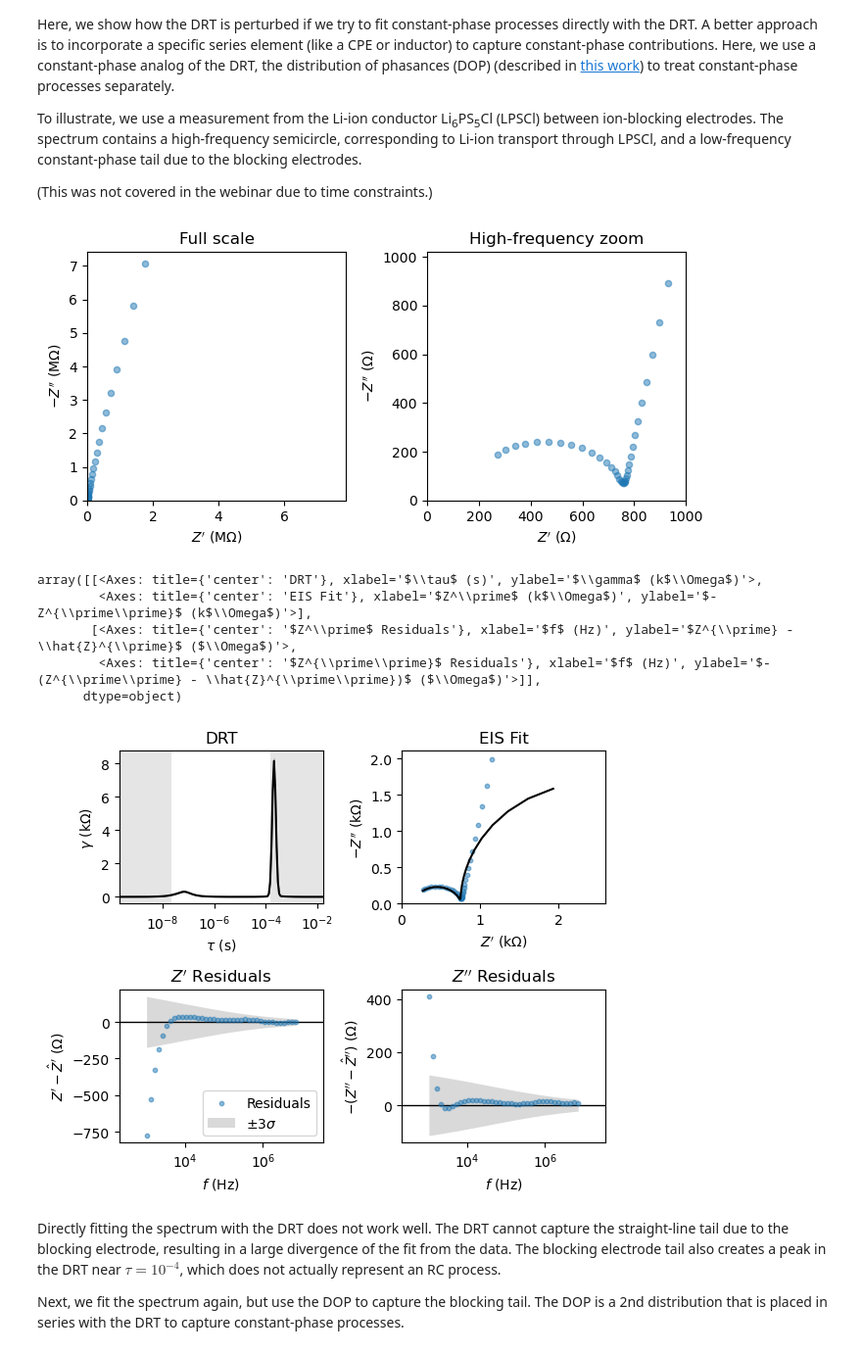
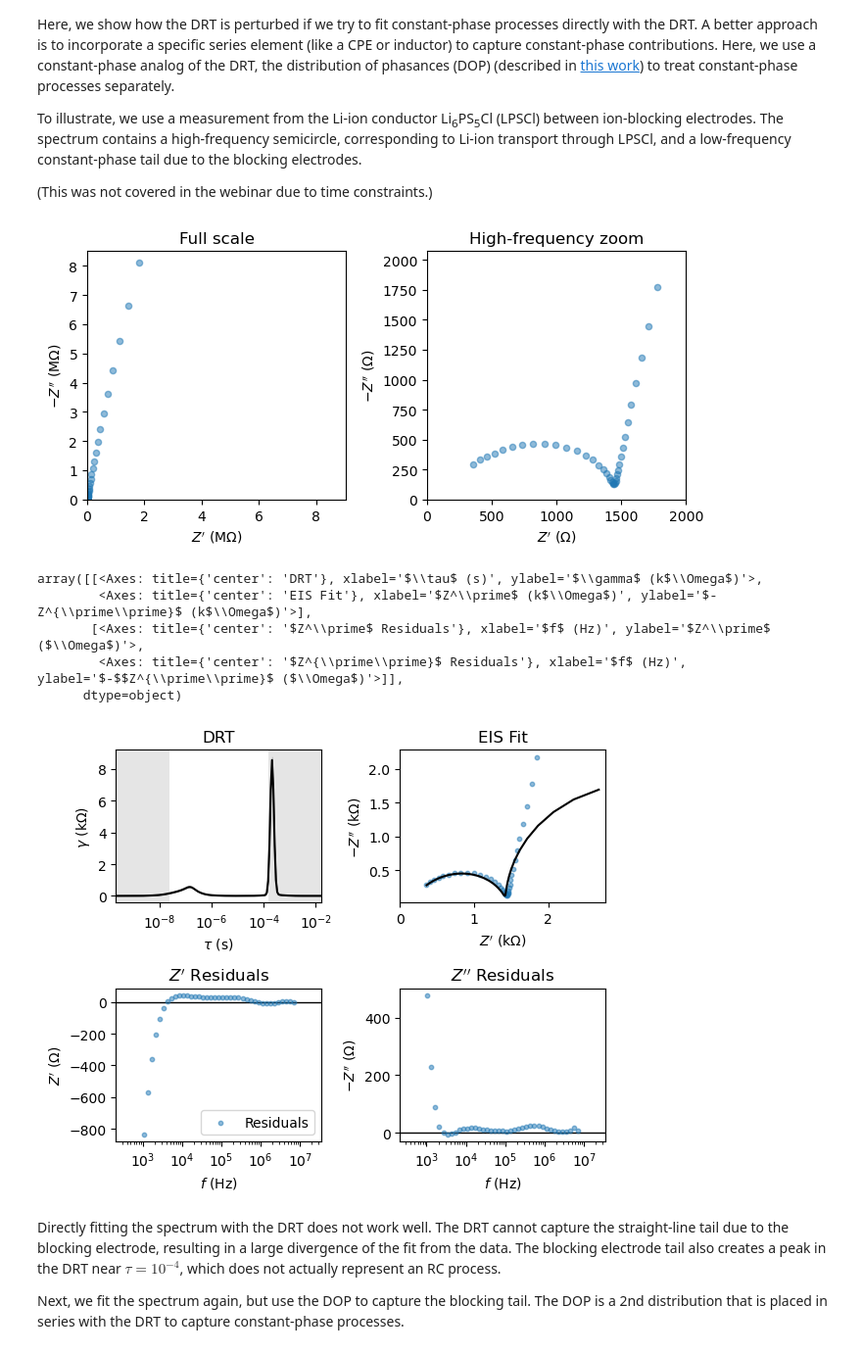
Before and after one commit to jdhuang-csm/hybrid-drt, a Jupyter notebook: webinar/software_demo.ipynb, the cells around one changed output. Shown at 98% size. Drawn from its saved outputs; the diff is of its cells as text; code cells hidden in the pictures.

```diff
--- a/webinar/software_demo.ipynb
+++ b/webinar/software_demo.ipynb
@@ -52,10 +56,11 @@ The KK test is applied by fitting the DRT to the spectrum, using a very low regu
 This spectrum was measured on a lab-scale solid-state battery shortly after completing a discharge cycle.
 # %%
 # Load and plot data
-file1 = datadir.joinpath("SSB", "RateTest3_12_PEIS_C06.mpr")
+file1 = datadir.joinpath("SSB", "Sample1_PEIS_EndOfDischarge.mpr")
 
 # Load data from mpr file. Return a tuple: (freq, z)
-fz1 = fl.read_eis(file1, return_tuple=True)
+zdata_1 = read_eis(file1)
+fz1 = (zdata_1.freq, zdata_1.z)
 
 
 # First, plot the data
@@ -126,7 +131,7 @@ The large invalid region of this spectrum is likely due to insufficient rest tim
 
 This spectrum was measured on a lab-scale solid-state battery that had been at rest for many hours.
 # %%
-file = datadir.joinpath("SSB", "HybridVal4_Rest_Iac=0.0033C_Vac=5mV_C01_004_StandardPEIS.csv")
+file = datadir.joinpath("SSB", "Sample2_PEIS_AtRest.csv")
 
 # Load csv data
 df = pd.read_csv(file)
@@ -639,45 +644,39 @@ To illustrate, we use a measurement from the Li-ion conductor Li<sub>6</sub>PS<s
 
 (This was not covered in the webinar due to time constraints.)
 # %%
-# Load data
-# files = list(datadir.joinpath("LPSCl").glob("*.mpr"))
+file = datadir.joinpath("LPSCl", "PEIS_LPSCl_IonBlocking_-25C.mpr")
+zdata_lpscl = read_eis(file)
+fz_lpscl = (zdata_lpscl.freq, zdata_lpscl.z)
 
-file = datadir.joinpath("LPSCl", "PEIS_TSeq6_-15C_#56_C01.mpr")
-fz_lpscl = fl.read_eis(file, return_tuple=True)
-# data = {}
-# for file in files:
-#     temp = float(file.name.split("_")[2][:-1])
-#     data[temp] = fl.read_eis(file, return_tuple=True)
 
 fig, axes = plt.subplots(1, 2, figsize=(7, 3.5))
 hplt.plot_nyquist(fz_lpscl, ax=axes[0])
 hplt.plot_nyquist(fz_lpscl, ax=axes[1], scale_prefix="")
 
 # Zoom in on the high-frequency semicircle
-hplt.zoom_nyquist_x(axes[1], (0, 1e3), ymin=0)
+hplt.zoom_nyquist_x(axes[1], (0, 2e3), ymin=0)
 
 axes[0].set_title("Full scale")
 axes[1].set_title("High-frequency zoom")
 
 fig.tight_layout()
 # %% [output]
-[figure, old version]
+[figure, new version]
 # %%
 # Attempt a direct DRT fit
 # Since we're interested in the semicircle (ion transport), let's limit the data to high frequencies
-f, z = fz_lpscl
-mask = f >= 1e3
+zdata_trimmed = zdata_lpscl.trim_freq(f_min=1e3)
 
-drt.fit_eis(f[mask], z[mask])
+drt.fit_eis(zdata_trimmed.freq, zdata_trimmed.z)
 
 drt.plot_results()
 # %% [output]
 array([[<Axes: title={'center': 'DRT'}, xlabel='$\\tau$ (s)', ylabel='$\\gamma$ (k$\\Omega$)'>,
         <Axes: title={'center': 'EIS Fit'}, xlabel='$Z^\\prime$ (k$\\Omega$)', ylabel='$-Z^{\\prime\\prime}$ (k$\\Omega$)'>],
-       [<Axes: title={'center': '$Z^\\prime$ Residuals'}, xlabel='$f$ (Hz)', ylabel='$Z^{\\prime} - \\hat{Z}^{\\prime}$ ($\\Omega$)'>,
-        <Axes: title={'center': '$Z^{\\prime\\prime}$ Residuals'}, xlabel='$f$ (Hz)', ylabel='$-(Z^{\\prime\\prime} - \\hat{Z}^{\\prime\\prime})$ ($\\Omega$)'>]],
+       [<Axes: title={'center': '$Z^\\prime$ Residuals'}, xlabel='$f$ (Hz)', ylabel='$Z^\\prime$ ($\\Omega$)'>,
+        <Axes: title={'center': '$Z^{\\prime\\prime}$ Residuals'}, xlabel='$f$ (Hz)', ylabel='$-$$Z^{\\prime\\prime}$ ($\\Omega$)'>]],
       dtype=object)
-[figure, old version]
+[figure, new version]
 # %% [markdown]
 Directly fitting the spectrum with the DRT does not work well. The DRT cannot capture the straight-line tail due to the blocking electrode, resulting in a large divergence of the fit from the data. The blocking electrode tail also creates a peak in the DRT near $\tau=10^{-4}$, which does not actually represent an RC process.
 
```
Also changed, not shown: parts of 7 cells of this notebook, 48 other files.
